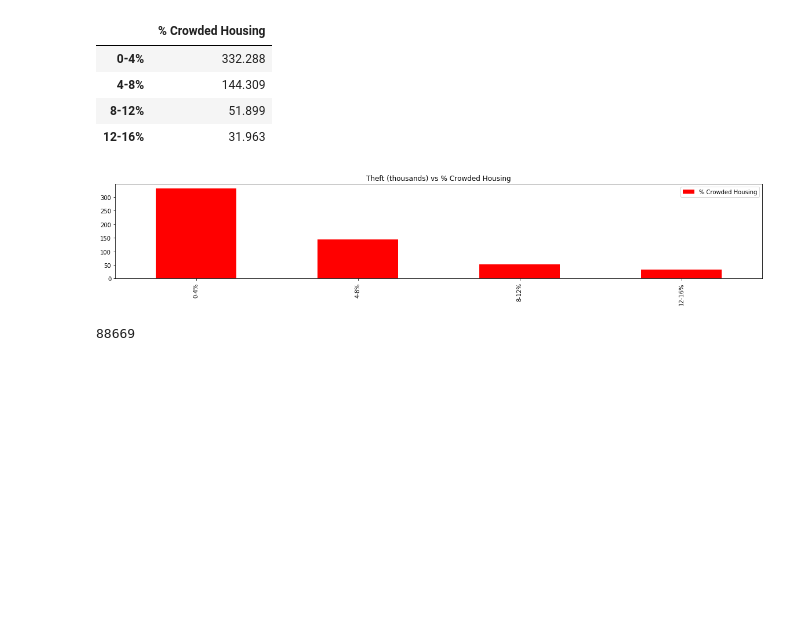
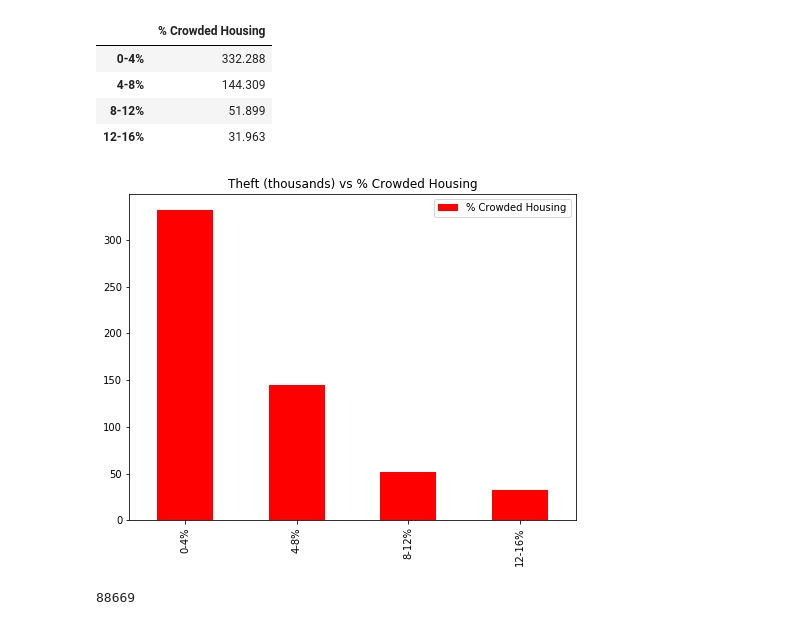
Before and after one commit to elmaddinkarimov/ChicagoCrimeDataAnalysis, a Jupyter notebook: Chicago-Crime-Data-Analysis.ipynb, the cells around one changed output. Saved outputs shown, nothing was run; the diff lists cells and outputs as text; code cells hidden in the pictures; blank space fills up the shorter version.

```diff
--- a/Chicago-Crime-Data-Analysis.ipynb
+++ b/Chicago-Crime-Data-Analysis.ipynb
@@ -513,12 +519,14 @@ See the caveats in the documentation: http://pandas.pydata.org/pandas-docs/stabl
 # %%
 d1.plot(kind="bar", figsize=(20,3),color='r')
 
 # Set a title for the chart
+figure = plt.gcf()
+figure.set_size_inches(8, 6)
 plt.title("Theft (thousands) vs % Crowded Housing")
 plt.savefig("output_data/Theft_vs_%Crowded_Housing.png")
 plt.show()
 # %% [output]
-[figure, old version]
+[figure, new version]
 # %%
 theft["PER CAPITA INCOME "].max()
 # %% [output]
```
Also changed, not shown: parts of 5 cells of this notebook, 6 other files.
